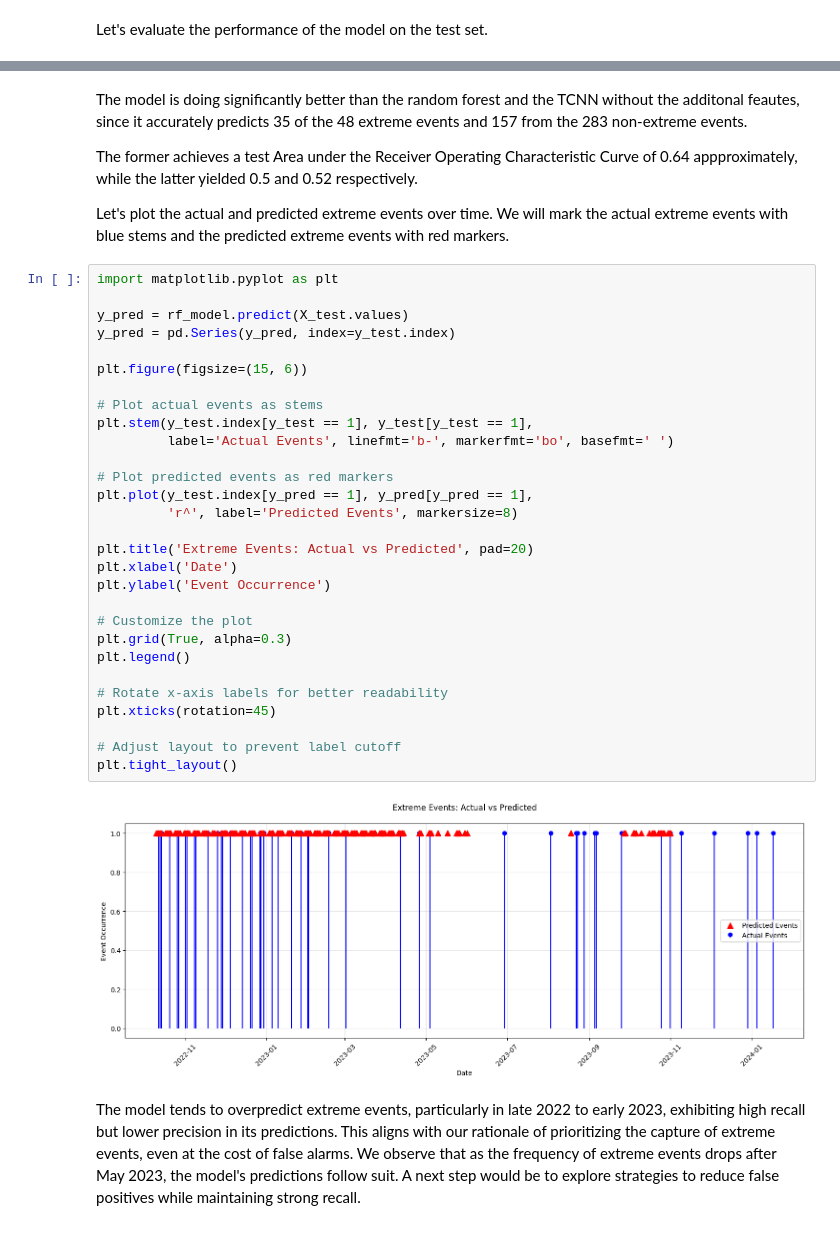
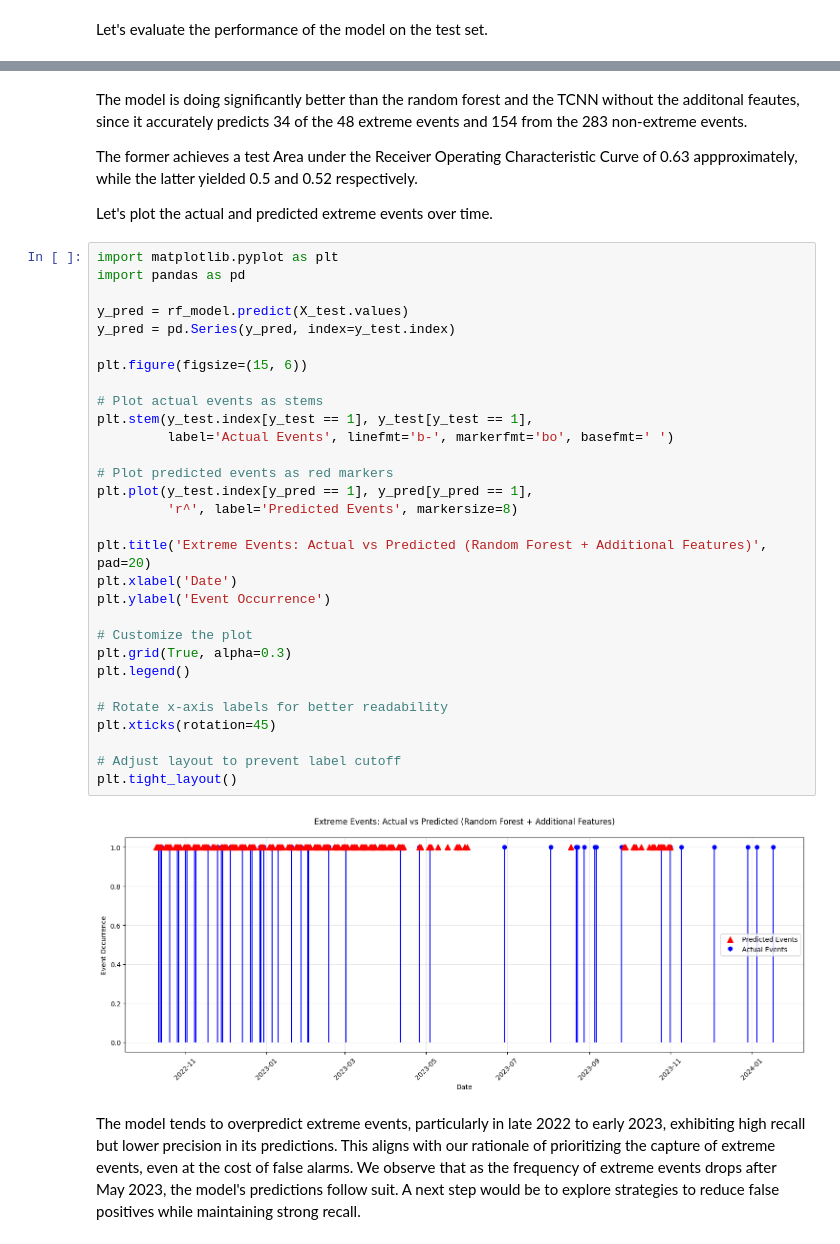
Before and after one commit to nmourdo/extreme_event_prediction, a Jupyter notebook: src/report.ipynb, the cells around one changed output, grey strips where cells are left out. Cells and saved outputs as stored; diff of their text form.

```diff
--- a/src/report.ipynb
+++ b/src/report.ipynb
@@ -659,41 +701,42 @@ Balanced Accuracy   : 0.6367
 [figure]
 # %% [markdown]
-The model is doing significantly better than the random forest and the TCNN without the additonal feautes, since it accurately predicts 35 of the 48 extreme events and 157 from the 283 non-extreme events.
+The model is doing significantly better than the random forest and the TCNN without the additonal feautes, since it accurately predicts 34 of the 48 extreme events and 154 from the 283 non-extreme events.
 
-The former achieves a test Area under the Receiver Operating Characteristic Curve of 0.64 appproximately, while the latter yielded 0.5 and 0.52 respectively.
+The former achieves a test Area under the Receiver Operating Characteristic Curve of 0.63 appproximately, while the latter yielded 0.5 and 0.52 respectively.
 
-Let's plot the actual and predicted extreme events over time. We will mark the actual extreme events with blue stems and the predicted extreme events with red markers.
+Let's plot the actual and predicted extreme events over time.
 # %%
 import matplotlib.pyplot as plt
+import pandas as pd
 
 y_pred = rf_model.predict(X_test.values)
 y_pred = pd.Series(y_pred, index=y_test.index)
 
 plt.figure(figsize=(15, 6))
 
 # Plot actual events as stems
 plt.stem(y_test.index[y_test == 1], y_test[y_test == 1],
          label='Actual Events', linefmt='b-', markerfmt='bo', basefmt=' ')
 
 # Plot predicted events as red markers
 plt.plot(y_test.index[y_pred == 1], y_pred[y_pred == 1],
          'r^', label='Predicted Events', markersize=8)
 
-plt.title('Extreme Events: Actual vs Predicted', pad=20)
+plt.title('Extreme Events: Actual vs Predicted (Random Forest + Additional Features)', pad=20)
 plt.xlabel('Date')
 plt.ylabel('Event Occurrence')
 
 # Customize the plot
 plt.grid(True, alpha=0.3)
 plt.legend()
 
 # Rotate x-axis labels for better readability
 plt.xticks(rotation=45)
 
 # Adjust layout to prevent label cutoff
 plt.tight_layout()
 # %% [output]
-[figure, old version]
+[figure, new version]
 # %% [markdown]
 The model tends to overpredict extreme events, particularly in late 2022 to early 2023, exhibiting high recall but lower precision in its predictions. This aligns with our rationale of prioritizing the capture of extreme events, even at the cost of false alarms. We observe that as the frequency of extreme events drops after May 2023, the model's predictions follow suit. A next step would be to explore strategies to reduce false positives while maintaining strong recall.
 # %% [markdown]
```
Also changed, not shown: parts of 28 cells of this notebook, 9 other files.
